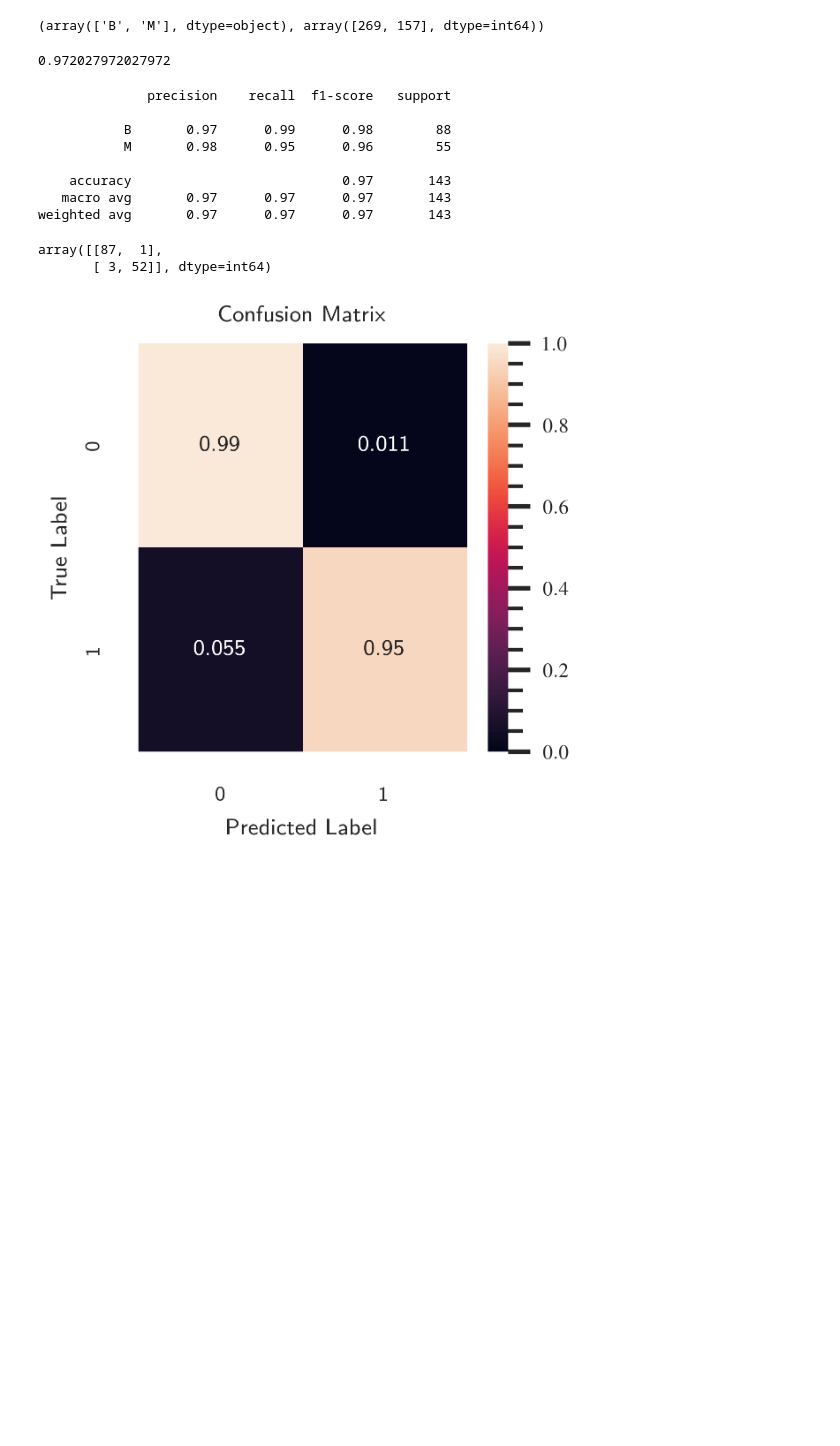
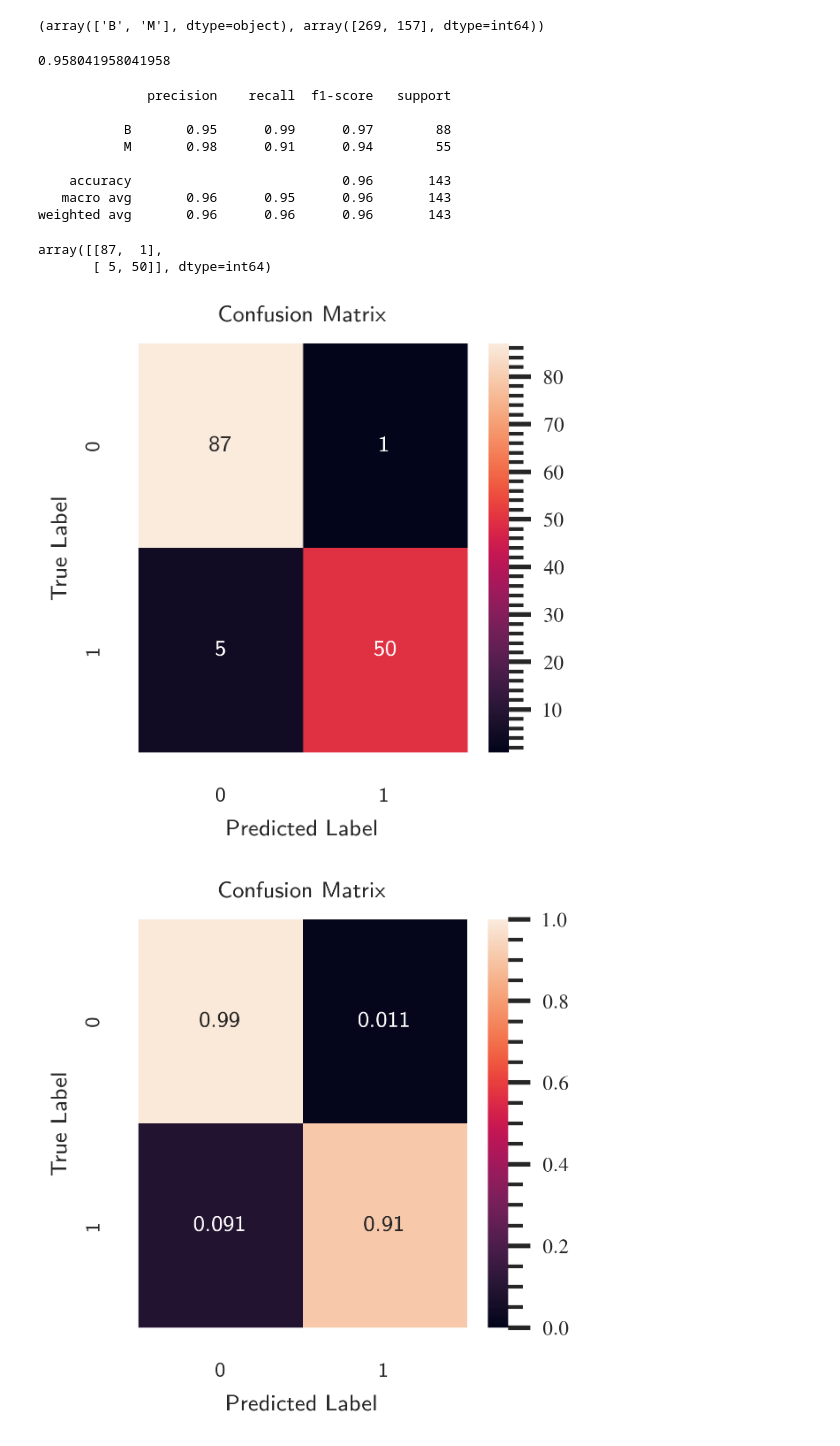
Before and after one commit to PewterZz/BreastCancerPred, a Jupyter notebook: logistic_regression.ipynb, the cells around one changed output. Saved outputs shown, nothing was run; the diff lists cells and outputs as text; code cells hidden in the pictures; blank space fills up the shorter version.

```diff
--- a/logistic_regression.ipynb
+++ b/logistic_regression.ipynb
@@ -17,3 +17,18 @@ df.head()
 | 3 | 84348301 | M | 11.42 | 20.38 | 77.58 | 386.1 | 0.14250 | ... |
 | 4 | 84358402 | M | 20.29 | 14.34 | 135.10 | 1297.0 | 0.10030 | ... |
 5 rows × 33 columns
+# %%
+df.eq(0).sum()
+mean_con = df[df['concavity_mean'] != 0]['concavity_mean'].mean()
+mean_con_m = df[df['concave points_mean'] != 0]['concave points_mean'].mean()
+mean_con_se = df[df['concavity_se'] != 0]['concavity_se'].mean()
+mean_con_m_se = df[df['concave points_se'] != 0]['concave points_se'].mean()
+mean_con_w = df[df['concavity_worst'] != 0]['concavity_worst'].mean()
+mean_con_m_w = df[df['concave points_worst'] != 0]['concave points_worst'].mean()
+
+df['concavity_mean'].replace(0, mean_con, inplace=True)
+df['concave points_mean'].replace(0, mean_con_m, inplace=True)
+df['concavity_se'].replace(0, mean_con_se, inplace=True)
+df['concave points_se'].replace(0, mean_con_m_se, inplace=True)
+df['concavity_worst'].replace(0, mean_con_w, inplace=True)
+df['concave points_worst'].replace(0, mean_con_m_w, inplace=True)
@@ -53,27 +88,37 @@ logistic_regression.fit(X_train_scaled, y_train)
 y_pred = logistic_regression.predict(X_test_scaled)
 logistic_regression.score(X_test_scaled, y_test)
 # %% [output]
-0.972027972027972
+0.958041958041958
 # %%
 print(classification_report(y_test, y_pred))
 # %% [output]
               precision    recall  f1-score   support
 
-           B       0.97      0.99      0.98        88
-           M       0.98      0.95      0.96        55
+           B       0.95      0.99      0.97        88
+           M       0.98      0.91      0.94        55
 
-    accuracy                           0.97       143
-   macro avg       0.97      0.97      0.97       143
-weighted avg       0.97      0.97      0.97       143
+    accuracy                           0.96       143
+   macro avg       0.96      0.95      0.96       143
+weighted avg       0.96      0.96      0.96       143
 # %%
 cm = confusion_matrix(y_test, y_pred)
 
 cm
 # %% [output]
 array([[87,  1],
-       [ 3, 52]], dtype=int64)
+       [ 5, 50]], dtype=int64)
 # %%
 cm_normalized = cm / cm.sum(axis=1).reshape(-1, 1)
+# %%
+plt.figure(figsize=(2, 2))
+sns.set(font_scale=.5)
+sns.heatmap(cm, annot=True)
+plt.title("Confusion Matrix")
+plt.xlabel("Predicted Label")
+plt.ylabel("True Label")
+plt.show()
+# %% [output]
+[figure, added]
 # %%
 plt.figure(figsize=(2, 2))
 sns.set(font_scale=.5)
```
Also changed, not shown: parts of 8 cells of this notebook, 1 other file.
